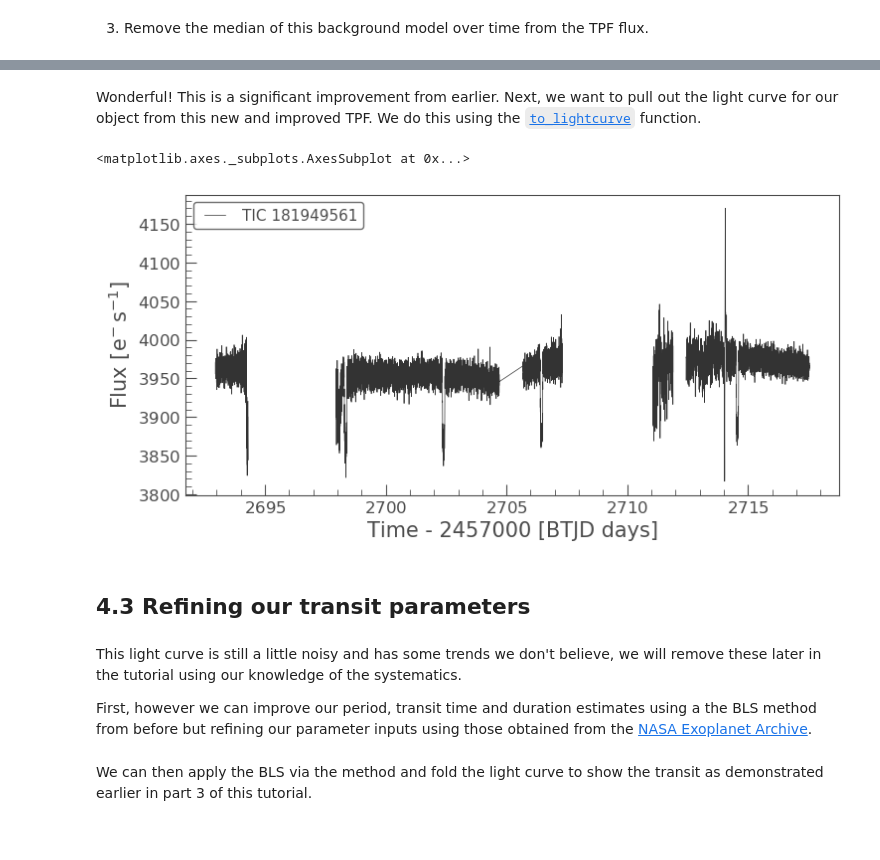
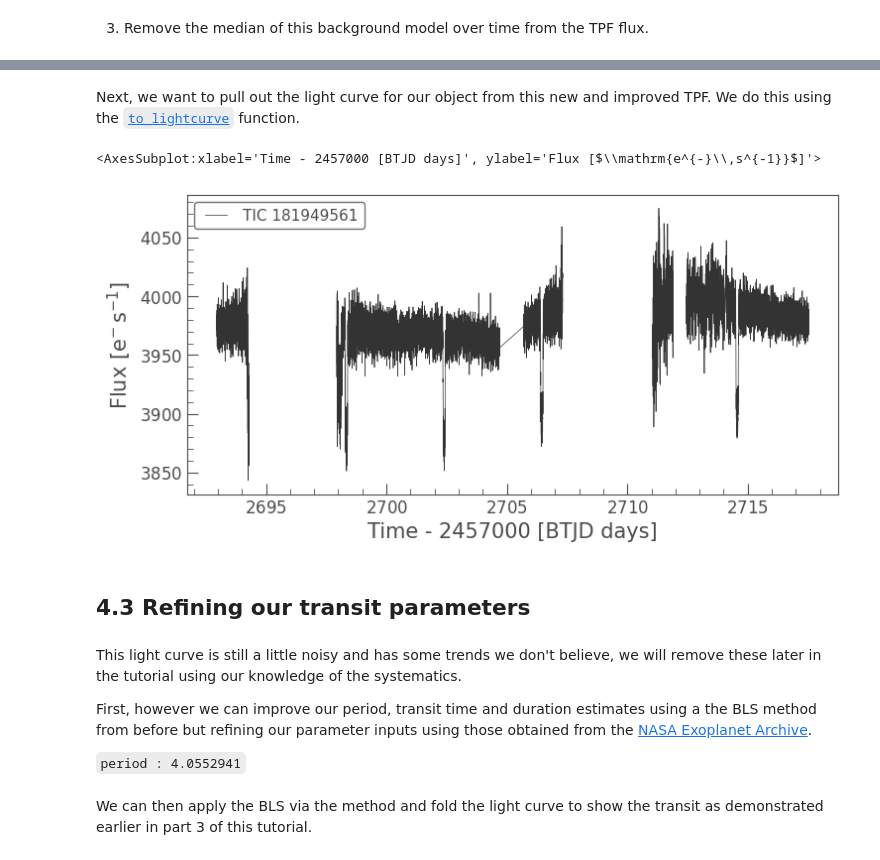
Before and after one commit to rebekah9969/JWST-Sprint, a Jupyter notebook: WASP-39.ipynb, the cells around one changed output, grey strips where cells are left out. Drawn from its saved outputs; the diff is of its cells as text; code cells hidden in the pictures.

````diff
--- a/WASP-39.ipynb
+++ b/WASP-39.ipynb
@@ -200,0 +237,3 @@ tpf = search_tpf[0].download(quality_bitmask=bitmask)
+# %%
+# Make a mask to remove the ~1 hour of data around where there was a solar system object close to the aperture.
+tpf = tpf[np.abs(tpf.time.jd - 2459714.05061599) > 0.025]
@@ -227,11 +275,13 @@ tpf += np.nan_to_num(tpf.flux_bkg)
 # %% [markdown]
 2. Identify pixels not close to the source in order to create a new background aperture from which a background model can be derived.
 # %%
-big_aperture = np.any(np.asarray(np.gradient(tpf.pipeline_mask.astype(float))) != 0, axis=0) & tpf.pipeline_mask
+# This function makes a boolean mask larger by one pixel.
+enlarge_aper = lambda x: np.any(np.asarray(np.gradient(x.astype(float))) != 0, axis=0) | x
+bigger_pipeline_mask = enlarge_aper(tpf.pipeline_mask)
 # %% [markdown]
 Lets compare our new background estimate to that from earlier
 # %% [markdown]
 3. Remove the median of this background model over time from the TPF flux.
 # %%
-tpf -= np.nanmedian(tpf.flux[:, ~big_aperture], axis=1)[:, None, None]
+tpf -= np.nanmedian(tpf.flux[:, ~bigger_pipeline_mask], axis=1)[:, None, None]
 # %% [markdown]
@@ -244,14 +294,16 @@ tpf.estimate_background(aperture_mask='background').plot()
 # %% [markdown]
-Wonderful! This is a significant improvement from earlier. Next, we want to pull out the light curve for our object from this new and improved TPF. We do this using the [`to_lightcurve`](https://docs.lightkurve.org/reference/api/lightkurve.KeplerTargetPixelFile.to_lightcurve.html?highlight=to_lightcurve#lightkurve.KeplerTargetPixelFile.to_lightcurve) function.
+Next, we want to pull out the light curve for our object from this new and improved TPF. We do this using the [`to_lightcurve`](https://docs.lightkurve.org/reference/api/lightkurve.KeplerTargetPixelFile.to_lightcurve.html?highlight=to_lightcurve#lightkurve.KeplerTargetPixelFile.to_lightcurve) function.
 # %%
-lc_tpf = tpf.to_lightcurve()
-lc_tpf.plot()
+lc = tpf.to_lightcurve(aperture_mask=tpf.pipeline_mask)
+lc.plot()
 # %% [output]
-<matplotlib.axes._subplots.AxesSubplot at 0x...>
+<AxesSubplot:xlabel='Time - 2457000 [BTJD days]', ylabel='Flux [$\\mathrm{e^{-}\\,s^{-1}}$]'>
-[figure, old version]
+[figure, new version]
 # %% [markdown]
 ## 4.3 Refining our transit parameters
 # %% [markdown]
 This light curve is still a little noisy and has some trends we don't believe, we will remove these later in the tutorial using our knowledge of the systematics.
 
 First, however we can improve our period, transit time and duration estimates using a the BLS method from before but refining our parameter inputs using those obtained from the [NASA Exoplanet Archive](https://exoplanetarchive.ipac.caltech.edu/overview/WASP%2039).
+
+```period : 4.0552941```
````
Also changed, not shown: parts of 60 cells of this notebook.
